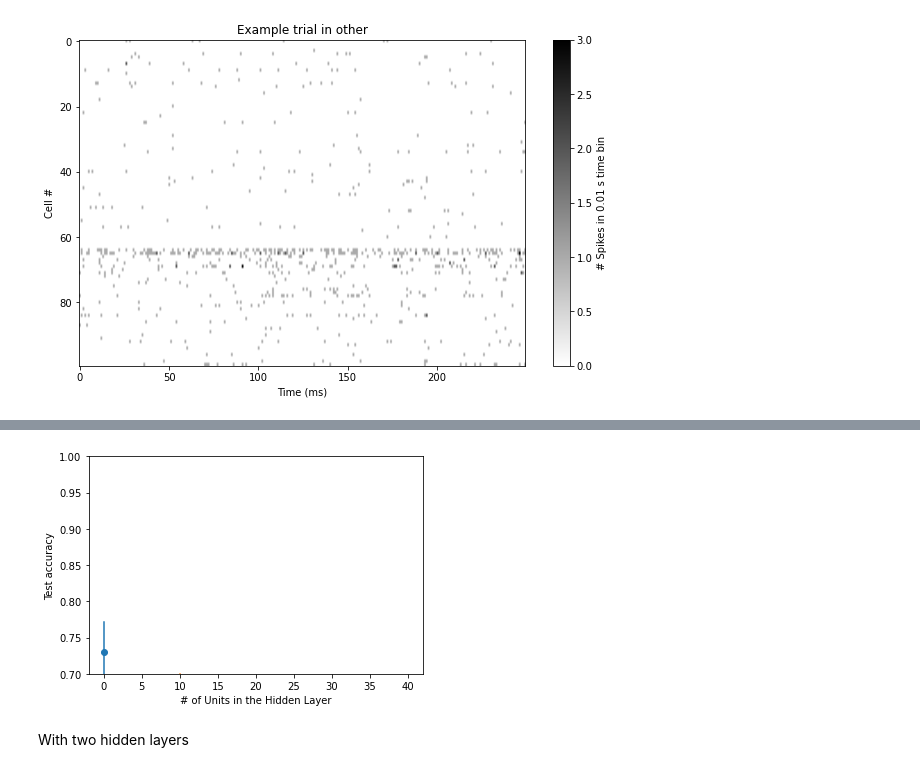
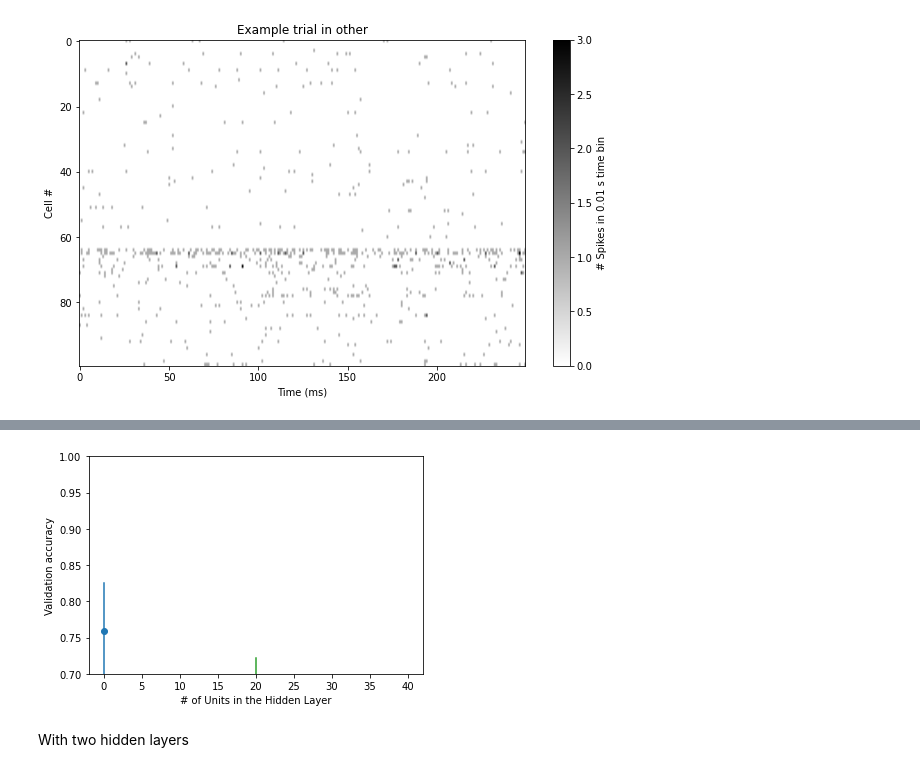
Before and after one commit to kkke/NeuroMatch_Project, a Jupyter notebook: ke notebook/notebook_mlp_classifier_batchsize96_hipp.ipynb, the cells around one changed output, grey strips where cells are left out. Drawn from its saved outputs; the diff is of its cells as text; code cells hidden in the pictures.

```diff
--- a/ke notebook/notebook_mlp_classifier_batchsize96_hipp.ipynb
+++ b/ke notebook/notebook_mlp_classifier_batchsize96_hipp.ipynb
@@ -1127,13 +1010,0 @@ Finish training the Model 5
-# %%
-plt.figure
-for i in range(len(val_acc_reg20)):
-    plt.plot(val_acc_reg20[i], label='Val Accuracy', c='red', ls='dashed')
-    plt.plot(train_acc_reg20[i], label='Train Accuracy', c='red', ls='solid')
-    # plt.axhline(y=max(val_acc_unreg), c='green', ls='dashed')
-    plt.title('Regularized Model with 1 Hidden Layer with 20 Units')
-    plt.ylabel('Accuracy (%)')
-    plt.xlabel('Epoch')
-    if i ==0:
-        plt.legend()
-    print(f"Maximum Validation Accuracy reached: {max(val_acc_reg20[i])}")
-plt.show()
@@ -1216,13 +1010,0 @@ Finish training the Model 5
-# %%
-plt.figure
-for i in range(len(val_acc_reg40)):
-    plt.plot(val_acc_reg40[i], label='Val Accuracy', c='red', ls='dashed')
-    plt.plot(train_acc_reg40[i], label='Train Accuracy', c='red', ls='solid')
-    # plt.axhline(y=max(val_acc_unreg), c='green', ls='dashed')
-    plt.title('Regularized Model with 1 Hidden Layer with 40 Units')
-    plt.ylabel('Accuracy (%)')
-    plt.xlabel('Epoch')
-    if i ==0:
-        plt.legend()
-    print(f"Maximum Validation Accuracy reached: {max(val_acc_reg40[i])}")
-plt.show()
@@ -1236,18 +1011,15 @@ Maximum Validation Accuracy reached: 0.6323529411764706
 # %%
-val_acc_unreg_avg = np.array([max(val_acc) for val_acc in val_acc_reg])
-val_acc_reg10_avg = np.array([max(val_acc) for val_acc in val_acc_reg10])
-val_acc_reg20_avg = np.array([max(val_acc) for val_acc in val_acc_reg20])
-val_acc_reg40_avg = np.array([max(val_acc) for val_acc in val_acc_reg40])
+
 hidden_units = [0, 10, 20, 40]
-val_acc = np.array([val_acc_unreg_avg, val_acc_reg10_avg, val_acc_reg20_avg, val_acc_reg40_avg])
+val_acc = np.array(measurements['val_acc_sum'][:-3])
 
 plt.figure()
 plt.scatter(hidden_units, np.mean(val_acc, axis = 1))
 for i in range(4):
     plt.plot([hidden_units[i], hidden_units[i]], [np.mean(val_acc[i,:])- np.std(val_acc[i,:]), np.mean(val_acc[i,:])+ np.std(val_acc[i,:])])
     plt.xlabel('# of Units in the Hidden Layer')
-    plt.ylabel('Test accuracy')
+    plt.ylabel('Validation accuracy')
     plt.ylim([0.7, 1])
 plt.show()
 # %% [output]
-[figure, old version]
+[figure, new version]
```
Also changed, not shown: parts of 17 cells of this notebook.
